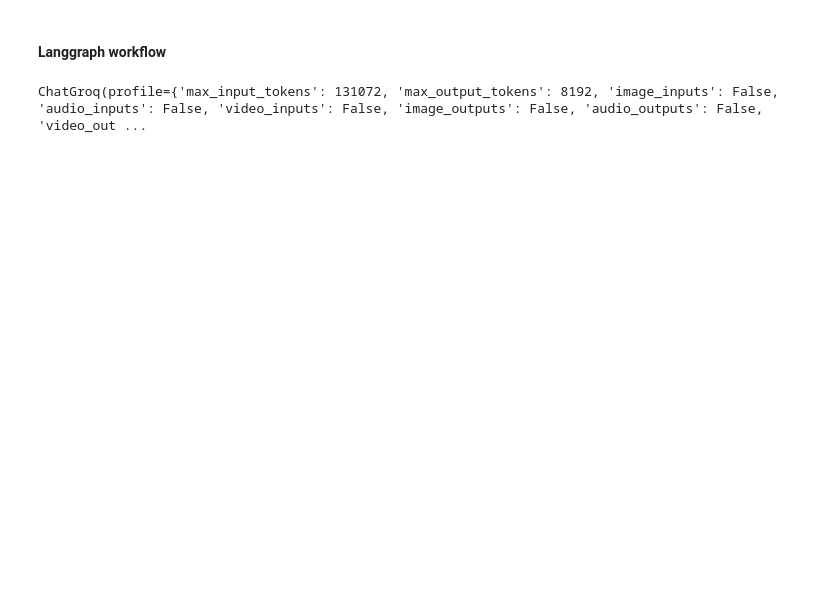
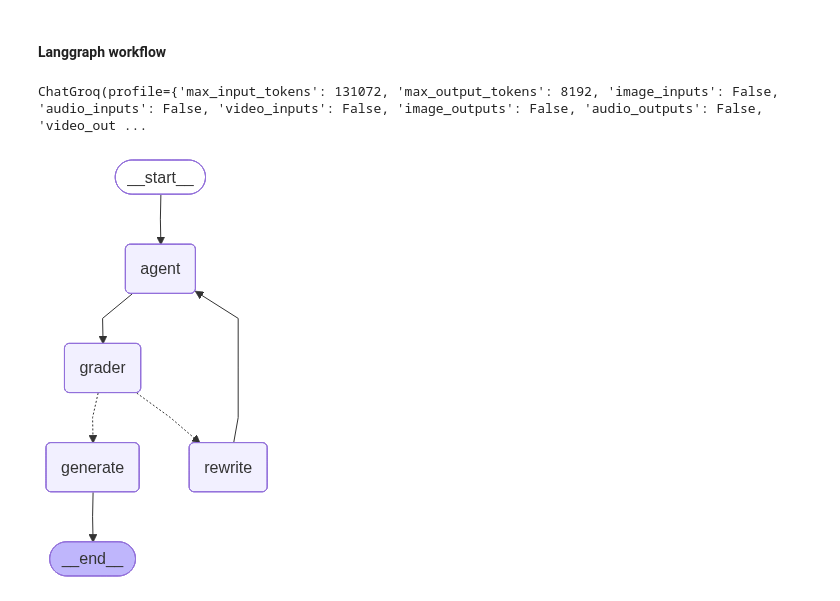
Before and after one commit to NarnindiMounica/RAGs_IN_DEPTH, a Jupyter notebook: Agentic RAG/detailed_agentic_rag.ipynb, the cells around one changed output. Drawn from its saved outputs; the diff is of its cells as text; code cells hidden in the pictures; blank space fills up the shorter version.

```diff
--- a/Agentic RAG/detailed_agentic_rag.ipynb
+++ b/Agentic RAG/detailed_agentic_rag.ipynb
@@ -128,6 +142,7 @@ def agent(state:AgentState):
 #defining class for structured output
 from typing import Literal
 from langchain_core.prompts import PromptTemplate
+from langchain_core.output_parsers import StrOutputParser
 
 class Relevancy(TypedDict):
     score : Literal['yes', 'no']
@@ -153,13 +168,17 @@ def grader(state:AgentState)-> Literal['generate', 'rewrite']:
 
     grader_chain = ({"context": context, "user_query":user_query} |
                     prompt |
-                    relevancy_grader_model)
+                    relevancy_grader_model |
+                    StrOutputParser())
 
     relevancy_score = grader_chain.score
+    return {"grade":relevancy_score}
 
-    if relevancy_score=="yes":
+
+def decider_func(state:AgentState):
+    if state['grade']=="yes":
         print("--DOCS ARE RELEVANT, GENERATE CALLED--")
-        return 'generate'
+        return "generate"
     else:
         print("--DOCS ARE IRRELEVANT, REWRITE CALLED--")
         return "rewrite"
@@ -169,0 +215,36 @@ def generate(state:AgentState):
+# %%
+#defining rewrite node
+
+def rewrite(state:AgentState):
+    '''This function rewrites the user query to produce better results'''
+    print("--REWRITING QUERY--")
+    user_query = state['messages'][0].content
+    rewrite_prompt = PromptTemplate.from_template('''
+    rewrite or enhance given user question to help retrieve documents in better way.
+    user question: {user_query}
+    enhanced query: ''')
+
+    rewrite_chain = (rewrite_prompt | model | StrOutputParser())
+
+    new_query = rewrite_chain.invoke({"user_query": user_query})
+
+    return {"messages": new_query}
+# %%
+#defining graph workflow
+graph = StateGraph(AgentState)
+
+graph.add_node("agent", agent)
+graph.add_node("grader", grader)
+graph.add_node("generate", generate )
+graph.add_node("rewrite", rewrite)
+
+graph.add_edge(START, "agent")
+graph.add_edge("agent", "grader")
+graph.add_conditional_edges("grader", decider_func, {"generate": "generate", "rewrite": "rewrite"})
+graph.add_edge("generate", END)
+graph.add_edge("rewrite", "agent")
+
+graph_builder = graph.compile()
+graph_builder
+# %% [output]
+[figure, added]
```
Also changed, not shown: parts of 10 cells of this notebook.
